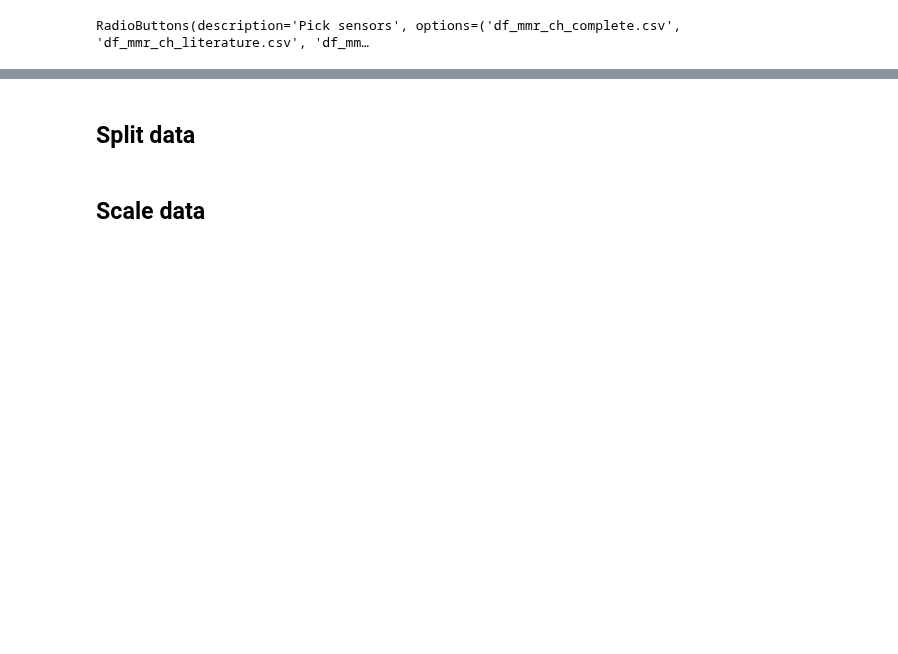
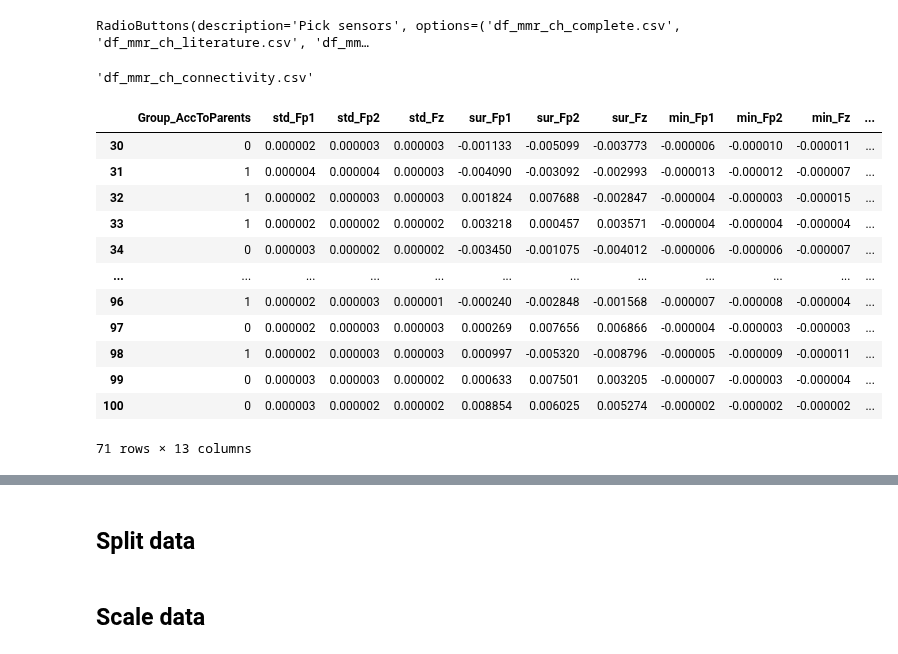
Before and after one commit to eegyolk-ai/eegyolk, a Jupyter notebook: dyslexiaprediction_nadine/ML_on_mmr_data.ipynb, the cells around one changed output, grey strips where cells are left out. Saved outputs shown, nothing was run; the diff lists cells and outputs as text; code cells hidden in the pictures; blank space fills up the shorter version.

```diff
--- a/dyslexiaprediction_nadine/ML_on_mmr_data.ipynb
+++ b/dyslexiaprediction_nadine/ML_on_mmr_data.ipynb
@@ -60,5 +59,8 @@ display(csv)
 RadioButtons(description='Pick sensors', options=('df_mmr_ch_complete.csv', 'df_mmr_ch_literature.csv', 'df_mm…
 # %%
 csv = str(csv.value)
+csv
+# %% [output]
+'df_mmr_ch_connectivity.csv'
 # %%
 df = pd.read_csv(csv, sep = ',')
@@ -65,3 +70,19 @@ df = pd.read_csv(csv, sep = ',')
+# %%
+df
+# %% [output]
+|  | Group_AccToParents | std_Fp1 | std_Fp2 | std_Fz | sur_Fp1 | sur_Fp2 | sur_Fz | min_Fp1 | min_Fp2 | min_Fz | ... |
+| 30 | 0 | 0.000002 | 0.000003 | 0.000003 | -0.001133 | -0.005099 | -0.003773 | -0.000006 | -0.000010 | -0.000011 | ... |
+| 31 | 1 | 0.000004 | 0.000004 | 0.000003 | -0.004090 | -0.003092 | -0.002993 | -0.000013 | -0.000012 | -0.000007 | ... |
+| 32 | 1 | 0.000002 | 0.000003 | 0.000003 | 0.001824 | 0.007688 | -0.002847 | -0.000004 | -0.000003 | -0.000015 | ... |
+| 33 | 1 | 0.000002 | 0.000002 | 0.000002 | 0.003218 | 0.000457 | 0.003571 | -0.000004 | -0.000004 | -0.000004 | ... |
+| 34 | 0 | 0.000003 | 0.000002 | 0.000002 | -0.003450 | -0.001075 | -0.004012 | -0.000006 | -0.000006 | -0.000007 | ... |
+| ... | ... | ... | ... | ... | ... | ... | ... | ... | ... | ... | ... |
+| 96 | 1 | 0.000002 | 0.000003 | 0.000001 | -0.000240 | -0.002848 | -0.001568 | -0.000007 | -0.000008 | -0.000004 | ... |
+| 97 | 0 | 0.000002 | 0.000003 | 0.000003 | 0.000269 | 0.007656 | 0.006866 | -0.000004 | -0.000003 | -0.000003 | ... |
+| 98 | 1 | 0.000002 | 0.000003 | 0.000003 | 0.000997 | -0.005320 | -0.008796 | -0.000005 | -0.000009 | -0.000011 | ... |
+| 99 | 0 | 0.000003 | 0.000003 | 0.000002 | 0.000633 | 0.007501 | 0.003205 | -0.000007 | -0.000003 | -0.000004 | ... |
+| 100 | 0 | 0.000003 | 0.000002 | 0.000002 | 0.008854 | 0.006025 | 0.005274 | -0.000002 | -0.000002 | -0.000002 | ... |
+71 rows × 13 columns
 # %%
 dfcor = df.corr()
 # %%
```
Also changed, not shown: parts of 31 cells of this notebook, 14 other files.
